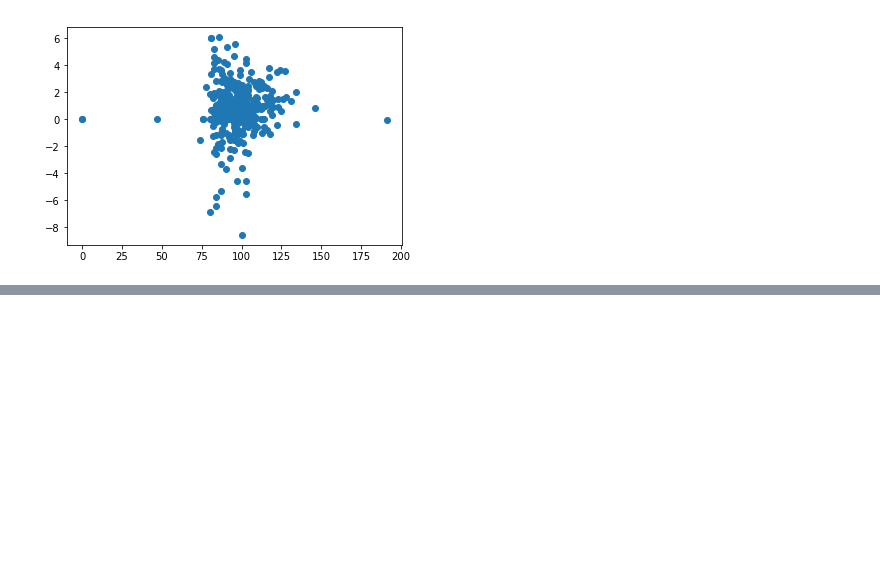
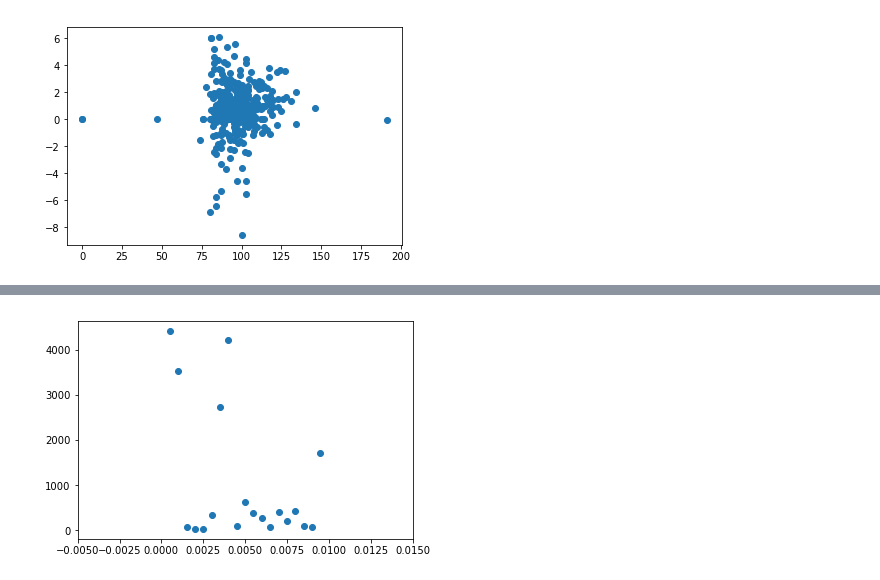
Before and after one commit to jasonyzhao/MetricsB, a Jupyter notebook: MetricsB.ipynb, the cells around one changed output, grey strips where cells are left out. Cells and saved outputs as stored; diff of their text form; code cells hidden in the pictures; blank space fills up the shorter version.

```diff
--- a/MetricsB.ipynb
+++ b/MetricsB.ipynb
@@ -464,0 +527,11 @@ print cross_val(X,y,ridgereg)
+# %%
+mses = np.array(mses)
+plt.scatter(alphas, mses)
+plt.xlim((-0.005,0.015))
+plt.show()
+# lasso2 = LassoLars(alpha=0.002, normalize=True, max_iter=10000).fit(X,y)
+# print cross_val(X,y,lasso2)
+# print cross_val(X,y,lm)
+# print cross_val(X,y,ridgereg)
+# %% [output]
+[figure, added]
```
Also changed, not shown: parts of 17 cells of this notebook.
